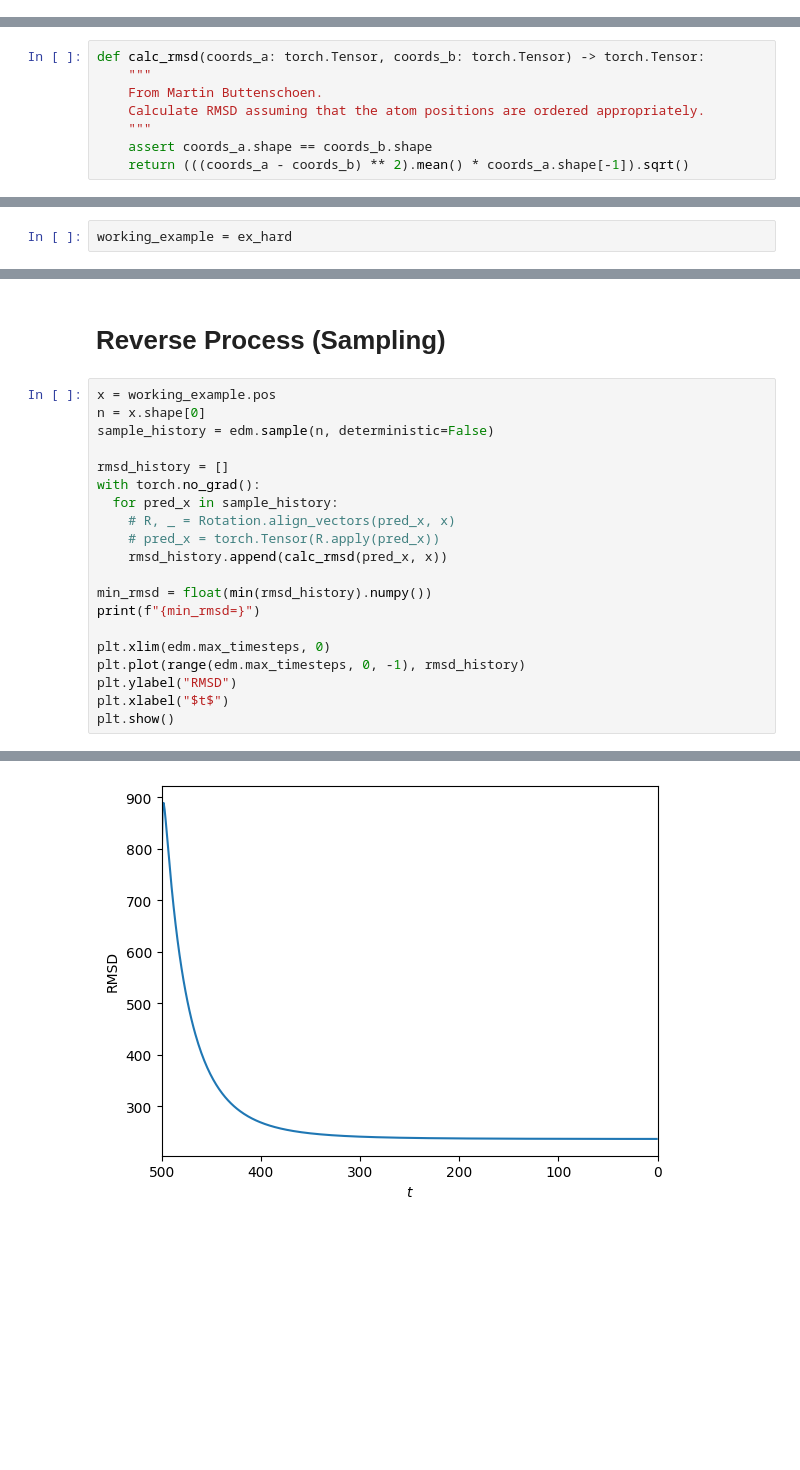
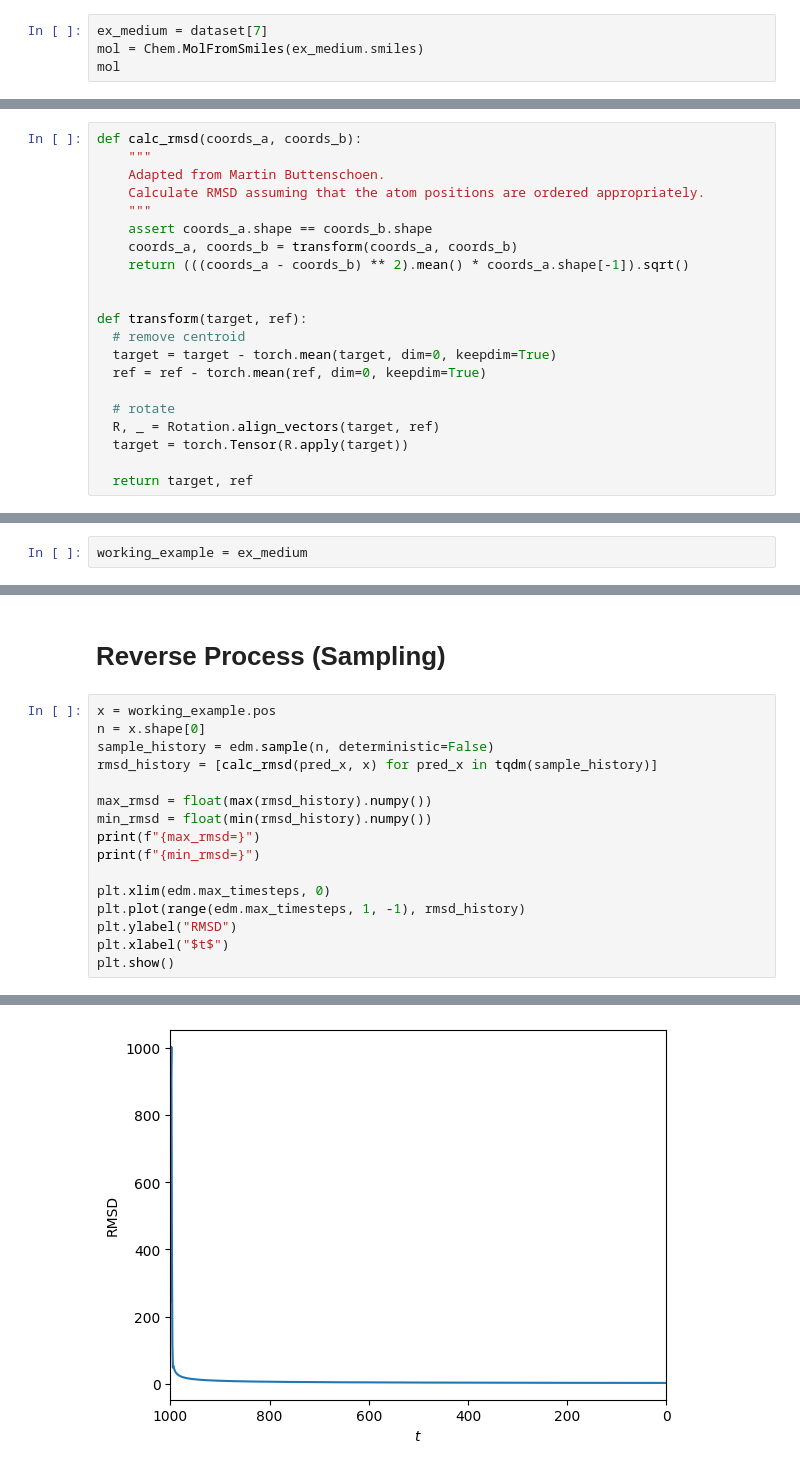
Before and after one commit to FlyingWorkshop/DiffusionGNNTutorial, a Jupyter notebook: simple_edm.ipynb, the cells around one changed output, grey strips where cells are left out. Saved outputs shown, nothing was run; the diff lists cells and outputs as text; blank space fills up the shorter version.

```diff
--- a/simple_edm.ipynb
+++ b/simple_edm.ipynb
@@ -66,0 +84,4 @@ plot_molecule(ex_hard)
+# %%
+ex_medium = dataset[7]
+mol = Chem.MolFromSmiles(ex_medium.smiles)
+mol
@@ -86,11 +102,24 @@ device = torch.device('cuda' if torch.cuda.is_available() else 'cpu')
 # %%
-def calc_rmsd(coords_a: torch.Tensor, coords_b: torch.Tensor) -> torch.Tensor:
+def calc_rmsd(coords_a, coords_b):
     """
-    From Martin Buttenschoen.
+    Adapted from Martin Buttenschoen.
     Calculate RMSD assuming that the atom positions are ordered appropriately.
     """
     assert coords_a.shape == coords_b.shape
+    coords_a, coords_b = transform(coords_a, coords_b)
     return (((coords_a - coords_b) ** 2).mean() * coords_a.shape[-1]).sqrt()
+
+
+def transform(target, ref):
+  # remove centroid
+  target = target - torch.mean(target, dim=0, keepdim=True)
+  ref = ref - torch.mean(ref, dim=0, keepdim=True)
+
+  # rotate
+  R, _ = Rotation.align_vectors(target, ref)
+  target = torch.Tensor(R.apply(target))
+
+  return target, ref
 # %%
 class SimpleEGCL(nn.Module):
   def __init__(self, hidden=32):
@@ -276,5 +315,5 @@ edm.plot_alpha_and_sigma()
 # %% [markdown]
 # Forward Difussion (Optimization)
 # %%
-working_example = ex_hard
+working_example = ex_medium
 # %%
@@ -304,19 +342,15 @@ min_rmsd=0.0030751165468245745
 x = working_example.pos
 n = x.shape[0]
 sample_history = edm.sample(n, deterministic=False)
+rmsd_history = [calc_rmsd(pred_x, x) for pred_x in tqdm(sample_history)]
 
-rmsd_history = []
-with torch.no_grad():
-  for pred_x in sample_history:
-    # R, _ = Rotation.align_vectors(pred_x, x)
-    # pred_x = torch.Tensor(R.apply(pred_x))
-    rmsd_history.append(calc_rmsd(pred_x, x))
-
+max_rmsd = float(max(rmsd_history).numpy())
 min_rmsd = float(min(rmsd_history).numpy())
+print(f"{max_rmsd=}")
 print(f"{min_rmsd=}")
 
 plt.xlim(edm.max_timesteps, 0)
-plt.plot(range(edm.max_timesteps, 0, -1), rmsd_history)
+plt.plot(range(edm.max_timesteps, 1, -1), rmsd_history)
 plt.ylabel("RMSD")
 plt.xlabel("$t$")
 plt.show()
@@ -325,2 +360,2 @@ min_rmsd=236.65155029296875
-[figure, old version]
+[figure, new version]
 # %%
```
Also changed, not shown: parts of 17 cells of this notebook.
